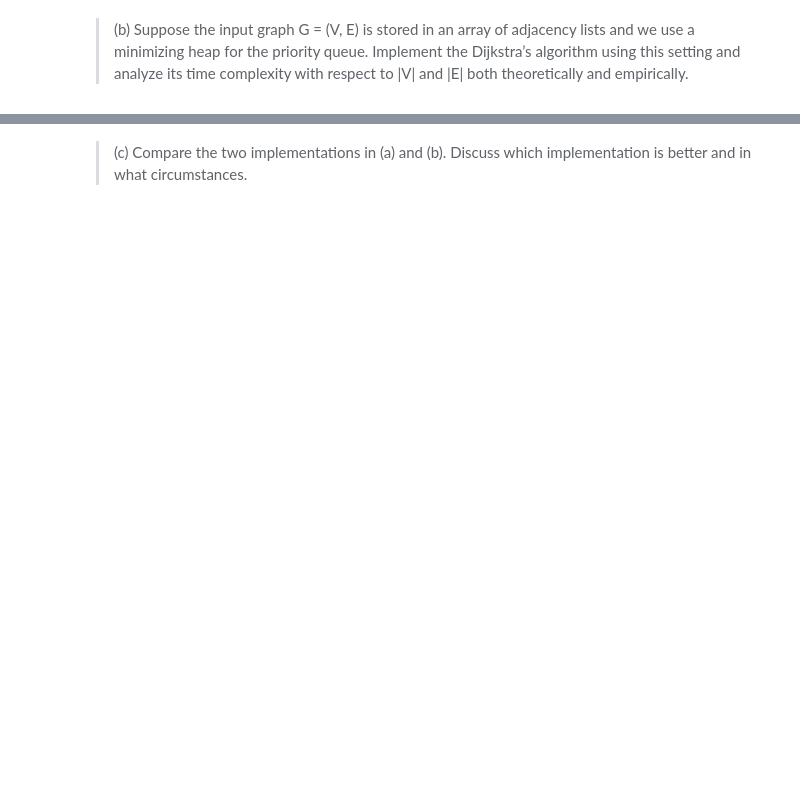
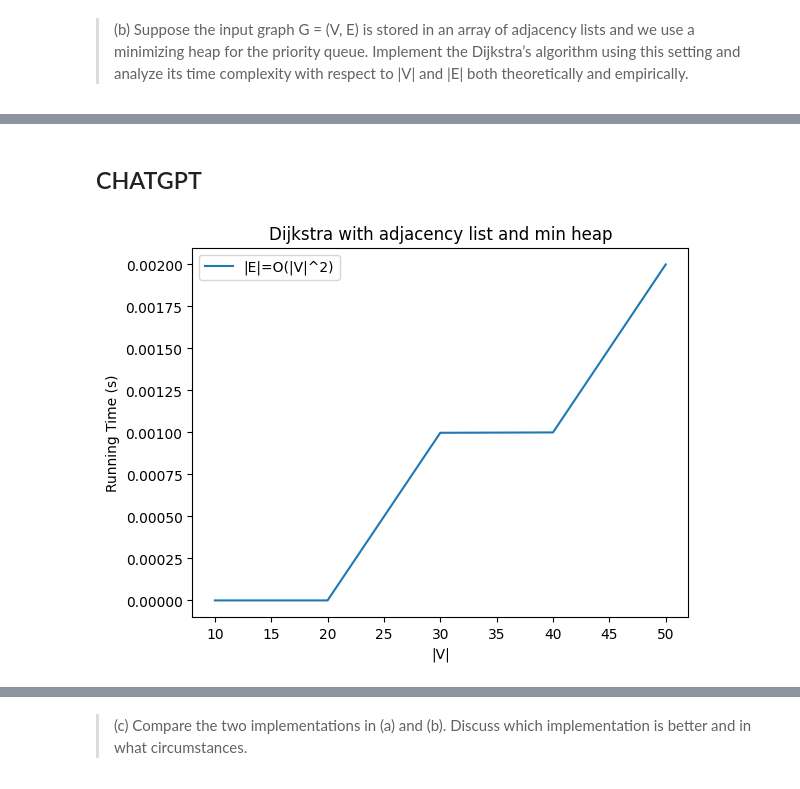
Before and after one commit to marcushooi/SC2001-Algorithm-Design-And-Analysis, a Jupyter notebook: Project 2/Code/SC2001_A33_Grp1_Project 2_Codes.ipynb, the cells around one changed output, grey strips where cells are left out. Cells and saved outputs as stored; diff of their text form; code cells hidden in the pictures; blank space fills up the shorter version.

```diff
--- a/Project 2/Code/SC2001_A33_Grp1_Project 2_Codes.ipynb
+++ b/Project 2/Code/SC2001_A33_Grp1_Project 2_Codes.ipynb
@@ -29,0 +332,78 @@ and |E| both theoretically and empirically.
+# %% [markdown]
+## CHATGPT
+# %%
+import time
+import matplotlib.pyplot as plt
+import random
+import math
+import heapq
+
+def create_random_graph(v, e):
+    graph = [[] for _ in range(v)]
+    edges = set()
+    while len(edges) < e:
+        a, b = random.randint(0, v-1), random.randint(0, v-1)
+        if a != b:
+            if a > b:
+                a, b = b, a
+            edges.add((a, b, random.randint(1, 100)))
+    for a, b, w in edges:
+        graph[a].append((b, w))
+        graph[b].append((a, w))
+    return graph
+
+def dijkstra_adj_list_min_heap(g, source):
+
+    # initialise S(pathed vertices), d(estimates of lengths), and pi(predecessors for each vertex)
+    S = [0 for x in range(len(g))]
+    d = [math.inf for x in range(len(g))]
+    pi = [-1 for x in range(len(g))]
+    d[source] = 0
+
+    # initialise priority queue: O|V|
+    pq = [(d[v], v) for v in range(len(g))]
+
+    # push all edges from node source to queue in format (weight, destination node)
+    heapq.heapify(pq)
+    while(pq):
+        # get closest estimated node: O(|V|log|V|) -> Fix Heap for all V vertices.
+        u = heapq.heappop(pq)
+        S[u[1]] = 1
+        # check all vertices adjacent to u
+        for v in g[u[1]]:
+            if(S[v[0]]!=1 and d[v[0]]>d[u[1]]+v[1]):
+                # search for and remove v from queue
+                for x in range(len(pq)):
+                    if(pq[x][1]==v):
+                        pq.pop(x)
+                d[v[0]] = d[u[1]]+v[1] #update estimated distance
+                pi[v[0]] = u[1] #update predecessor
+                heapq.heappush(pq, (d[v[0]], v[0])) # push updated v into queue: O(|E|log|V|) -> Fix Heap for all E edges.
+    return d
+
+def measure_running_time():
+    n_values = [10, 20, 30, 40, 50]
+    e_values = [int(n*(n-1)/2) for n in n_values]
+
+    # measure running time for different values of |V| and |E|
+    running_time = []
+    for i in range(len(n_values)):
+        n = n_values[i]
+        e = e_values[i]
+        graph = create_random_graph(n, e)
+        start_time = time.time()
+        dijkstra_adj_list_min_heap(graph, 0)
+        end_time = time.time()
+        running_time.append(end_time - start_time)
+
+    # plot the results
+    plt.plot(n_values, running_time, label='|E|=O(|V|^2)')
+    plt.xlabel('|V|')
+    plt.ylabel('Running Time (s)')
+    plt.title('Dijkstra with adjacency list and min heap')
+    plt.legend()
+    plt.show()
+
+measure_running_time()
+# %% [output]
+[figure, added]
```
Also changed, not shown: parts of 23 cells of this notebook, 6 other files.
